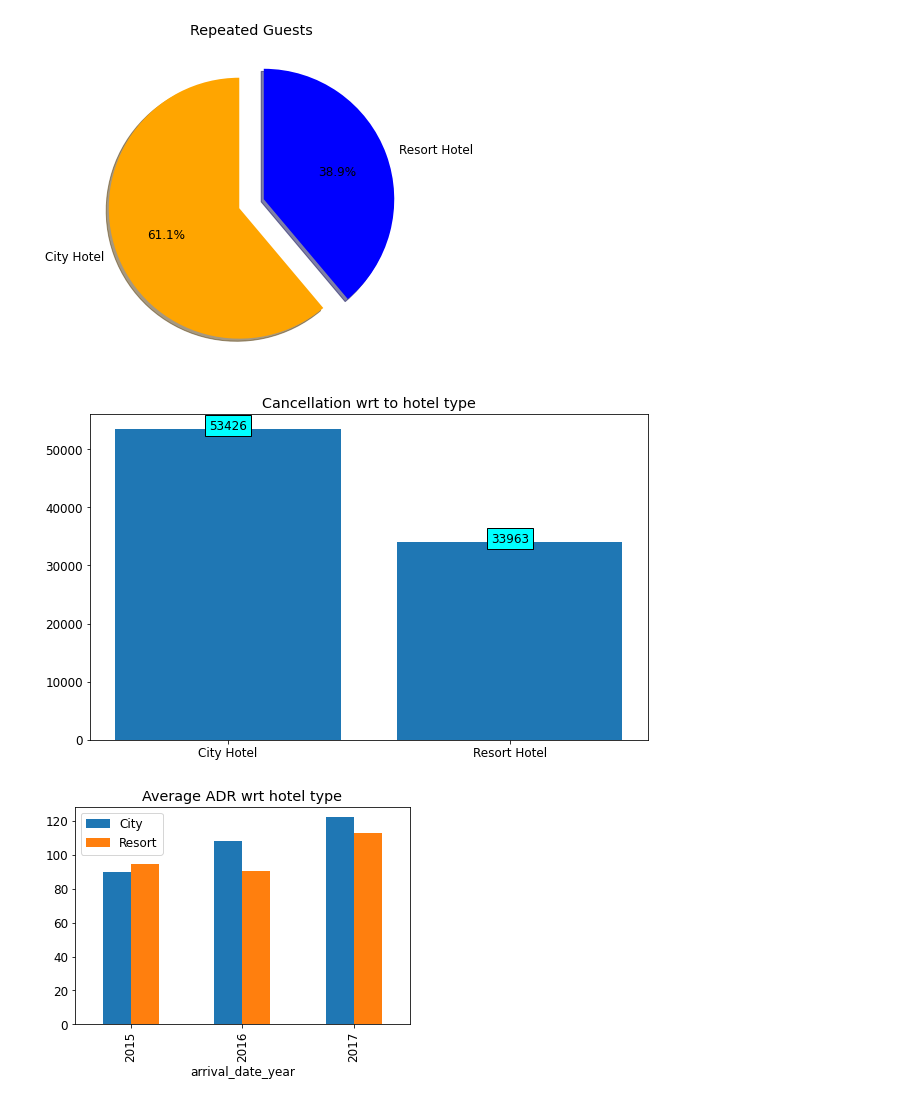
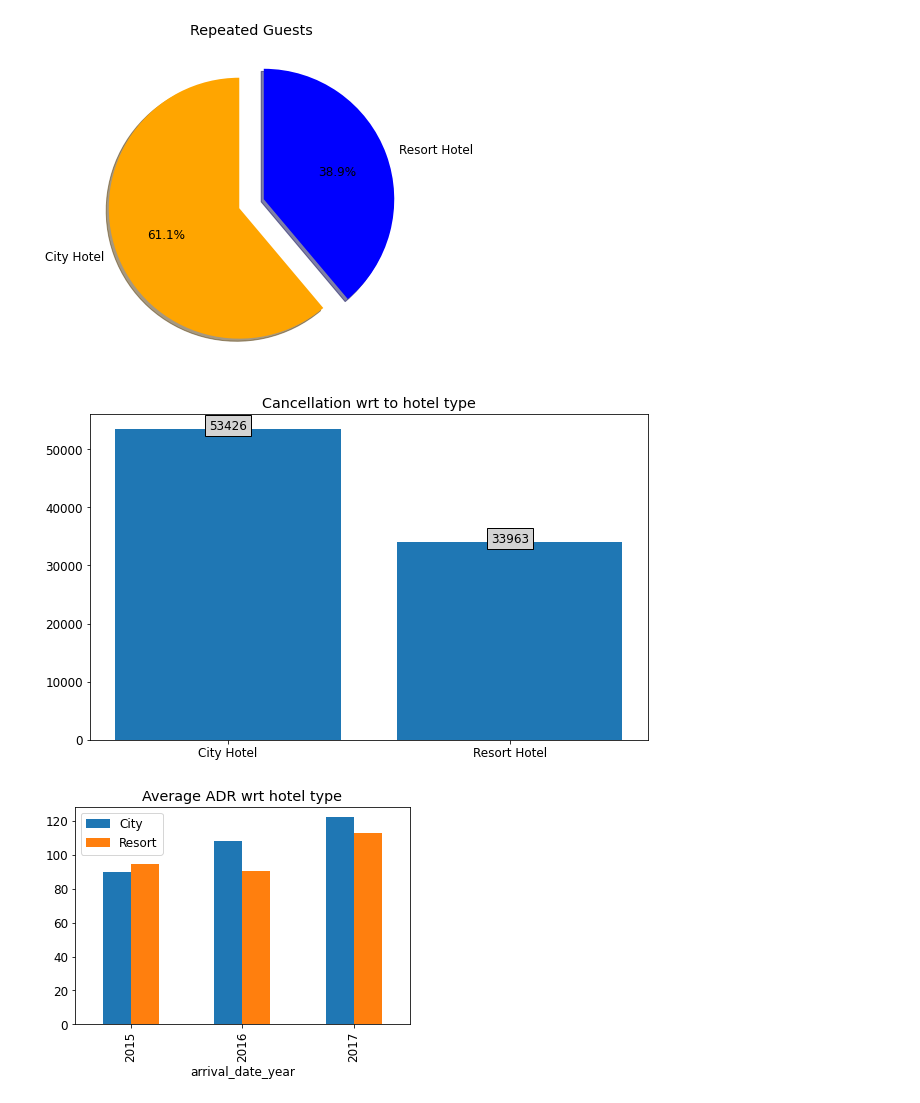
Before and after one commit to jatinsharma16/Capstone-Project-EDA, a Jupyter notebook: Hotel_Booking_Analysis_Capstone_Project.ipynb, the cells around one changed output. Drawn from its saved outputs; the diff is of its cells as text; code cells hidden in the pictures.

```diff
--- a/Hotel_Booking_Analysis_Capstone_Project.ipynb
+++ b/Hotel_Booking_Analysis_Capstone_Project.ipynb
@@ -338,16 +338,16 @@ plt.show()
 # %%
 plt.figure(figsize = (10,6))
 plt.bar(x = df.groupby('hotel')['is_canceled'].count().reset_index(name = 'count')['hotel'],
         height = df.groupby('hotel')['is_canceled'].count().reset_index(name = 'count')['count']
         )
 plt.title('Cancellation wrt to hotel type')
 for i in range(2):
   plt.text(i, df.groupby('hotel')['is_canceled'].count().reset_index(name = 'count')['count'][i],
            df.groupby('hotel')['is_canceled'].count().reset_index(name = 'count')['count'][i],
-           ha = 'center', bbox = dict(facecolor = 'cyan'))
+           ha = 'center', bbox = dict(facecolor = 'lightgray'))
 plt.show()
 # %% [output]
-[figure, old version]
+[figure, new version]
 # %%
 df_arrival_resort = pd.DataFrame(df[df['hotel'] == 'Resort Hotel'].groupby('arrival_date_year')['adr'].mean().reset_index())
 df_arrival_resort['hotel'] = 'Resort'
```
Also changed, not shown: parts of 15 cells of this notebook.
